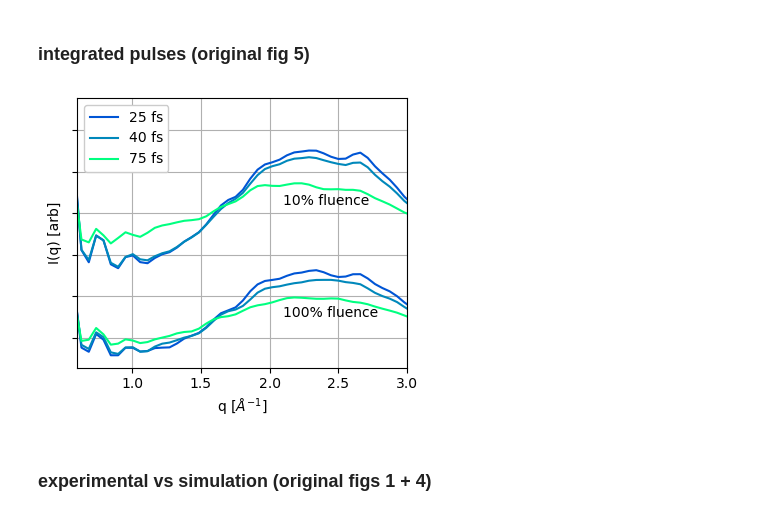
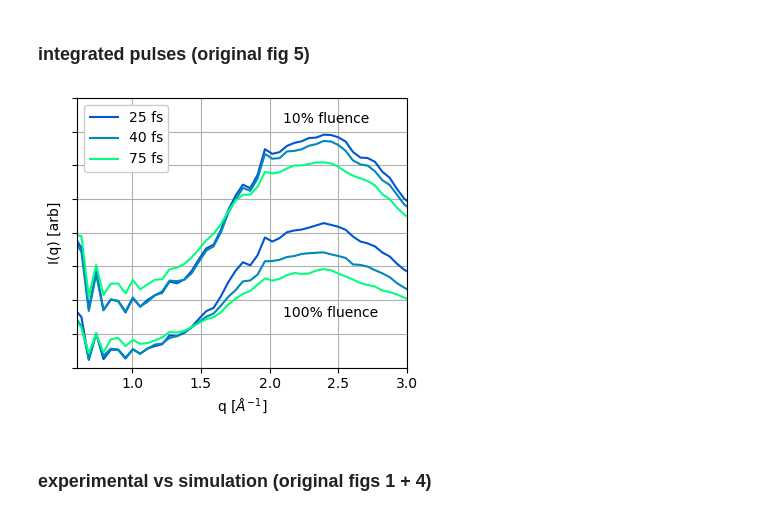
Before and after one commit to tjlane/cxig0715, a Jupyter notebook: figures/figures.ipynb, the cells around one changed output. Drawn from its saved outputs; the diff is of its cells as text; code cells hidden in the pictures.

Commit message:
plotting ipynb updated for new figure data files

```diff
--- a/figures/figures.ipynb
+++ b/figures/figures.ipynb
@@ -39,13 +39,13 @@ def load_theory_result(power, delays=THEORY_DELAYS):
     return data_stack.T
 
 
-def load_theory_integrating(power, delays=THEORY_INTEGRATING_DELAYS):
+def load_theory_integrating(power, delays=THEORY_INTEGRATING_DELAYS, box_size="30"):
 
     q_values = None
     intensities = []
 
     for delay in delays:
-        file_path = f"fig5/rdp30_cal_{power:03d}_{delay:02d}fs.txt"
+        file_path = f"fig5/rdp{box_size}_cal_{power:03d}_{delay:02d}fs.txt"
         data = np.loadtxt(file_path)
 
         if q_values is not None:
@@ -67,39 +67,40 @@ def normalize(radial_profile, rng=(50, 340)):
 # %% [markdown]
 ### integrated pulses (original fig 5)
 # %%
-integrating_10power = load_theory_integrating(10)
-integrating_100power = load_theory_integrating(100)
+integrating_10power = load_theory_integrating(10, box_size="47")
+integrating_100power = load_theory_integrating(100, box_size="47")
 # %%
 plt.figure(figsize=(4,3.5))
 
 ax = plt.subplot(111)
 
 for i,b in enumerate(THEORY_INTEGRATING_DELAYS):
     plt.plot(integrating_10power[:,0], integrating_10power[:,i+1] + 2e4, color=plt.cm.winter(b/np.array(THEORY_INTEGRATING_DELAYS).max()))
     plt.plot(integrating_100power[:,0], integrating_100power[:,i+1], color=plt.cm.winter(b/np.array(THEORY_INTEGRATING_DELAYS).max()), label="_nolegend_")
 
 plt.xlabel('q [$\AA^{-1}]$')
 plt.ylabel('I(q) [arb]')
 plt.grid()
 ax.set_xlim([0.6,3.0])
 ax.set_yticklabels([])
 
 plt.legend(
     ['%d fs' % b for b in THEORY_INTEGRATING_DELAYS],
     prop={'size': 10},
     ncol=1,
     framealpha=1.0,
     loc=2
 )
 
-ax.text(2.1, 4.2e4, f"10% fluence")
-ax.text(2.1, 1.5e4, f"100% fluence")
+ax.text(2.1, 1.65e5, "10% fluence")
+ax.text(2.1, 5.0e4, "100% fluence")
+ax.set_ylim([2e4, 1.8e5])
 
 plt.tight_layout()
 plt.savefig("./integrated_pulse_simulation.png")
 plt.show()
 # %% [output]
-[figure, old version]
+[figure, new version]
 # %% [markdown]
 ### experimental vs simulation (original figs 1 + 4)
 # %%
```
Also changed, not shown: parts of 2 cells of this notebook.
